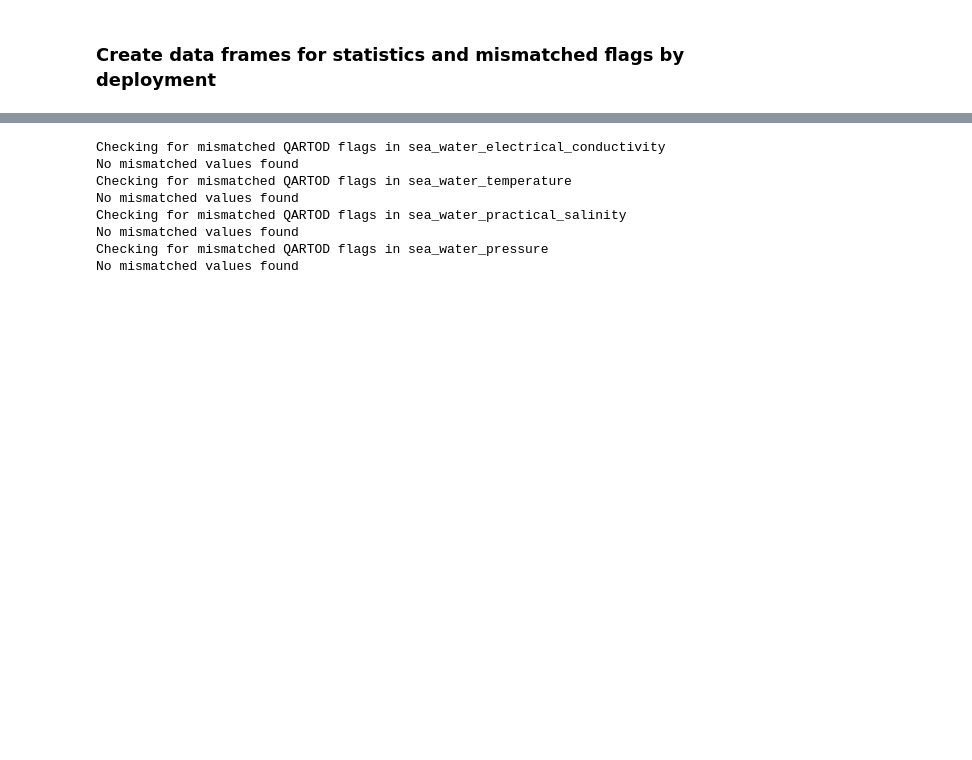
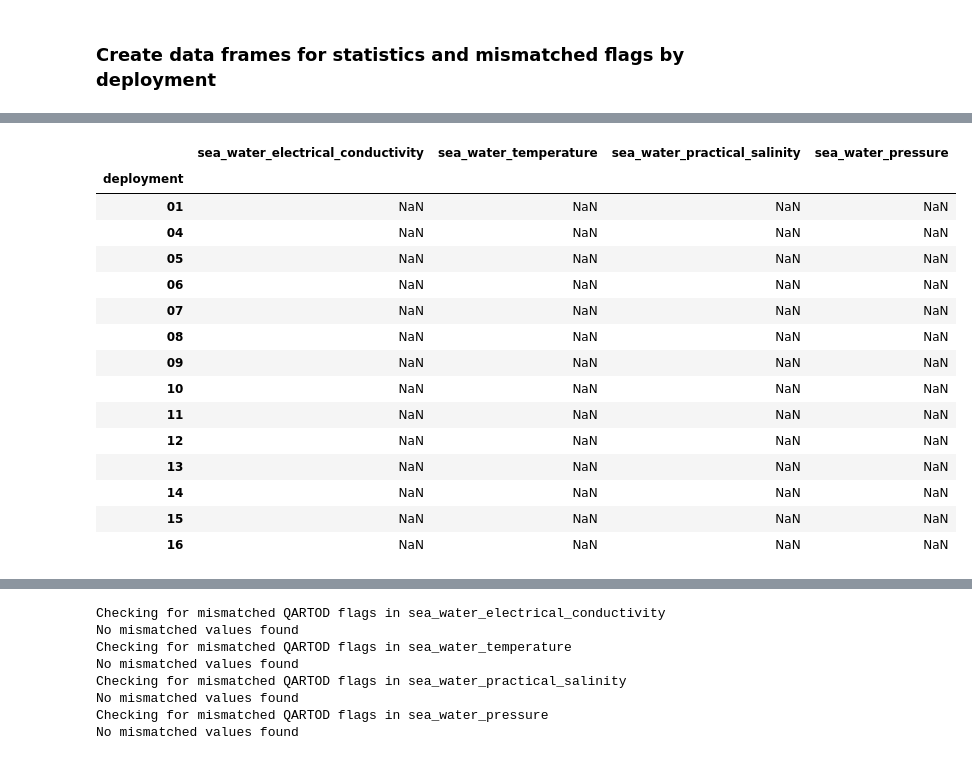
Before and after one commit to cooleyky/qartod_testing, a Jupyter notebook: notebooks/03-Gross-range-comparison-statistics.ipynb, the cells around one changed output, grey strips where cells are left out. Cells and saved outputs as stored; diff of their text form; code cells hidden in the pictures; blank space fills up the shorter version.

```diff
--- a/notebooks/03-Gross-range-comparison-statistics.ipynb
+++ b/notebooks/03-Gross-range-comparison-statistics.ipynb
@@ -229,0 +288,21 @@ qartod_flag_stats.to_csv(csv_path)
+# %%
+mismatch = pd.DataFrame.from_dict(mismatch, orient='index')
+mismatch = mismatch.set_index("deployment")
+mismatch
+# %% [output]
+|  | sea_water_electrical_conductivity | sea_water_temperature | sea_water_practical_salinity | sea_water_pressure |
+| deployment |  |  |  |  |
+| 01 | NaN | NaN | NaN | NaN |
+| 04 | NaN | NaN | NaN | NaN |
+| 05 | NaN | NaN | NaN | NaN |
+| 06 | NaN | NaN | NaN | NaN |
+| 07 | NaN | NaN | NaN | NaN |
+| 08 | NaN | NaN | NaN | NaN |
+| 09 | NaN | NaN | NaN | NaN |
+| 10 | NaN | NaN | NaN | NaN |
+| 11 | NaN | NaN | NaN | NaN |
+| 12 | NaN | NaN | NaN | NaN |
+| 13 | NaN | NaN | NaN | NaN |
+| 14 | NaN | NaN | NaN | NaN |
+| 15 | NaN | NaN | NaN | NaN |
+| 16 | NaN | NaN | NaN | NaN |
```
Also changed, not shown: parts of 11 cells of this notebook, 4 other files.
